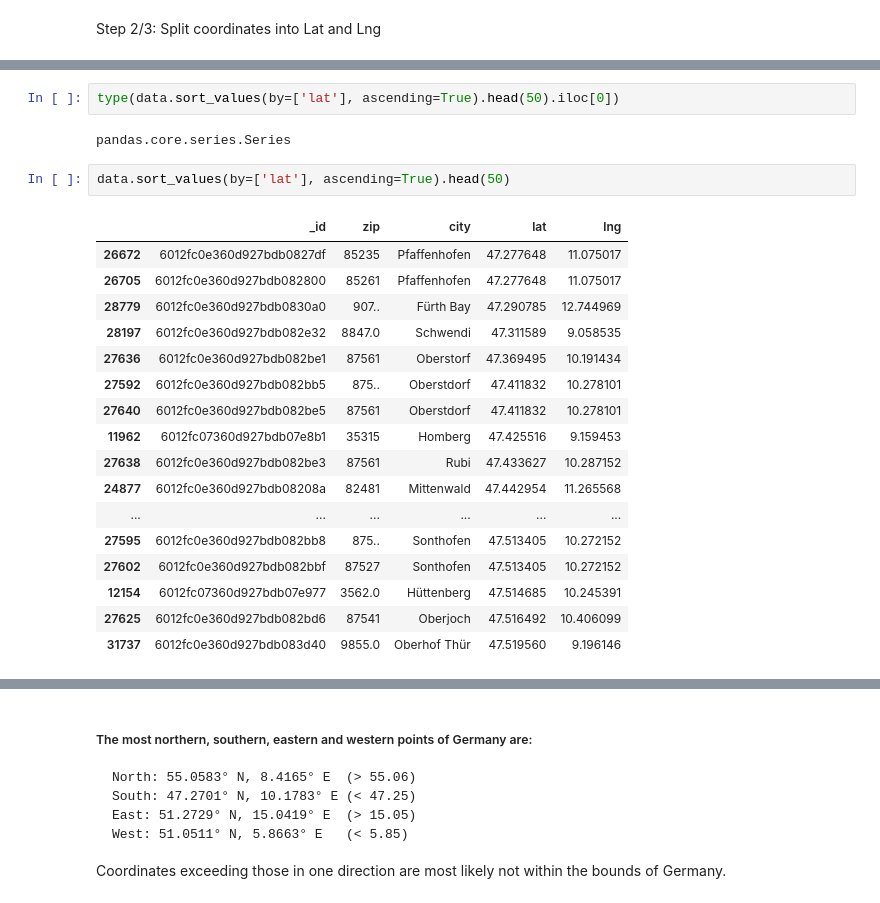
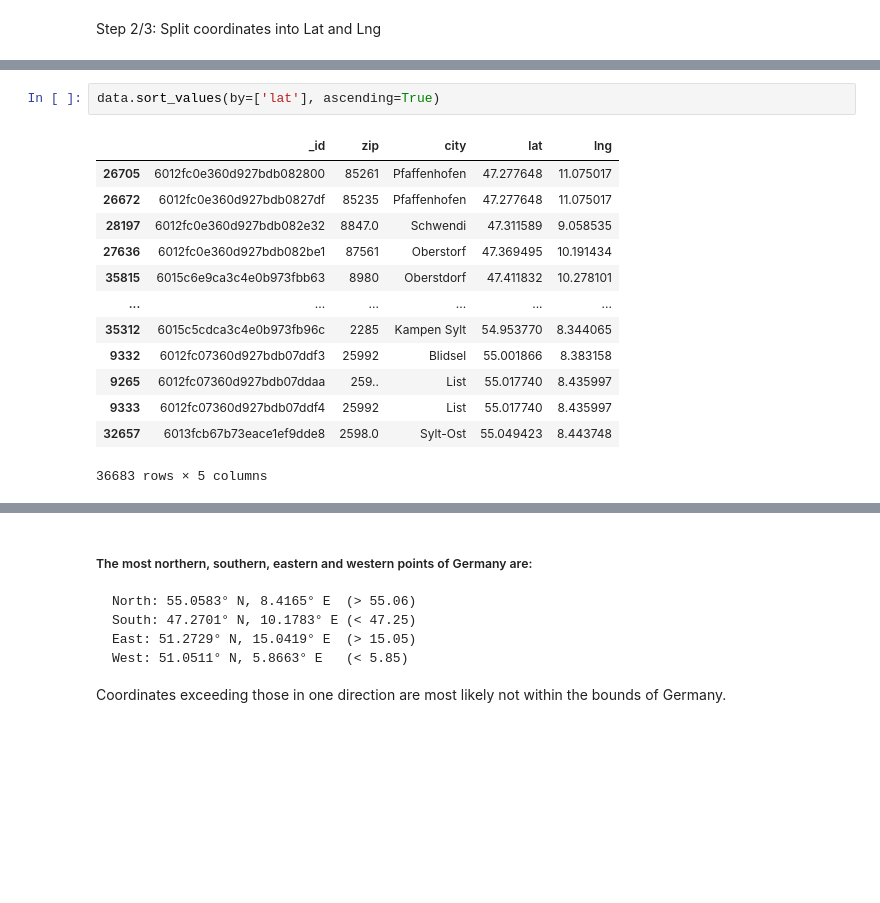
Before and after one commit to mayo-s/phonebookdiver, a Jupyter notebook: jupyter/phonebookdiver_notebook.ipynb, the cells around one changed output, grey strips where cells are left out. Drawn from its saved outputs; the diff is of its cells as text; blank space fills up the shorter version.

```diff
--- a/jupyter/phonebookdiver_notebook.ipynb
+++ b/jupyter/phonebookdiver_notebook.ipynb
@@ -711,27 +711,19 @@ data
 # %%
-type(data.sort_values(by=['lat'], ascending=True).head(50).iloc[0])
+data.sort_values(by=['lat'], ascending=True)
 # %% [output]
+|  | _id | zip | city | lat | lng |
+| 26705 | 6012fc0e360d927bdb082800 | 85261 | Pfaffenhofen | 47.277648 | 11.075017 |
+| 26672 | 6012fc0e360d927bdb0827df | 85235 | Pfaffenhofen | 47.277648 | 11.075017 |
+| 28197 | 6012fc0e360d927bdb082e32 | 8847.0 | Schwendi | 47.311589 | 9.058535 |
+| 27636 | 6012fc0e360d927bdb082be1 | 87561 | Oberstorf | 47.369495 | 10.191434 |
+| 35815 | 6015c6e9ca3c4e0b973fbb63 | 8980 | Oberstdorf | 47.411832 | 10.278101 |
+| ... | ... | ... | ... | ... | ... |
+| 35312 | 6015c5cdca3c4e0b973fb96c | 2285 | Kampen Sylt | 54.953770 | 8.344065 |
+| 9332 | 6012fc07360d927bdb07ddf3 | 25992 | Blidsel | 55.001866 | 8.383158 |
+| 9265 | 6012fc07360d927bdb07ddaa | 259.. | List | 55.017740 | 8.435997 |
+| 9333 | 6012fc07360d927bdb07ddf4 | 25992 | List | 55.017740 | 8.435997 |
+| 32657 | 6013fcb67b73eace1ef9dde8 | 2598.0 | Sylt-Ost | 55.049423 | 8.443748 |
-pandas.core.series.Series
+36683 rows × 5 columns
-# %%
-data.sort_values(by=['lat'], ascending=True).head(50)
-# %% [output]
-|  | _id | zip | city | lat | lng |
-| 26672 | 6012fc0e360d927bdb0827df | 85235 | Pfaffenhofen | 47.277648 | 11.075017 |
-| 26705 | 6012fc0e360d927bdb082800 | 85261 | Pfaffenhofen | 47.277648 | 11.075017 |
-| 28779 | 6012fc0e360d927bdb0830a0 | 907.. | Fürth Bay | 47.290785 | 12.744969 |
-| 28197 | 6012fc0e360d927bdb082e32 | 8847.0 | Schwendi | 47.311589 | 9.058535 |
-| 27636 | 6012fc0e360d927bdb082be1 | 87561 | Oberstorf | 47.369495 | 10.191434 |
-| 27592 | 6012fc0e360d927bdb082bb5 | 875.. | Oberstdorf | 47.411832 | 10.278101 |
-| 27640 | 6012fc0e360d927bdb082be5 | 87561 | Oberstdorf | 47.411832 | 10.278101 |
-| 11962 | 6012fc07360d927bdb07e8b1 | 35315 | Homberg | 47.425516 | 9.159453 |
-| 27638 | 6012fc0e360d927bdb082be3 | 87561 | Rubi | 47.433627 | 10.287152 |
-| 24877 | 6012fc0e360d927bdb08208a | 82481 | Mittenwald | 47.442954 | 11.265568 |
-| ... | ... | ... | ... | ... | ... |
-| 27595 | 6012fc0e360d927bdb082bb8 | 875.. | Sonthofen | 47.513405 | 10.272152 |
-| 27602 | 6012fc0e360d927bdb082bbf | 87527 | Sonthofen | 47.513405 | 10.272152 |
-| 12154 | 6012fc07360d927bdb07e977 | 3562.0 | Hüttenberg | 47.514685 | 10.245391 |
-| 27625 | 6012fc0e360d927bdb082bd6 | 87541 | Oberjoch | 47.516492 | 10.406099 |
-| 31737 | 6012fc0e360d927bdb083d40 | 9855.0 | Oberhof Thür | 47.519560 | 9.196146 |
 # %%
 # multiple appearances of same coords
 data.value_counts(['lat', 'lng'])
```
Also changed, not shown: parts of 26 cells of this notebook.
